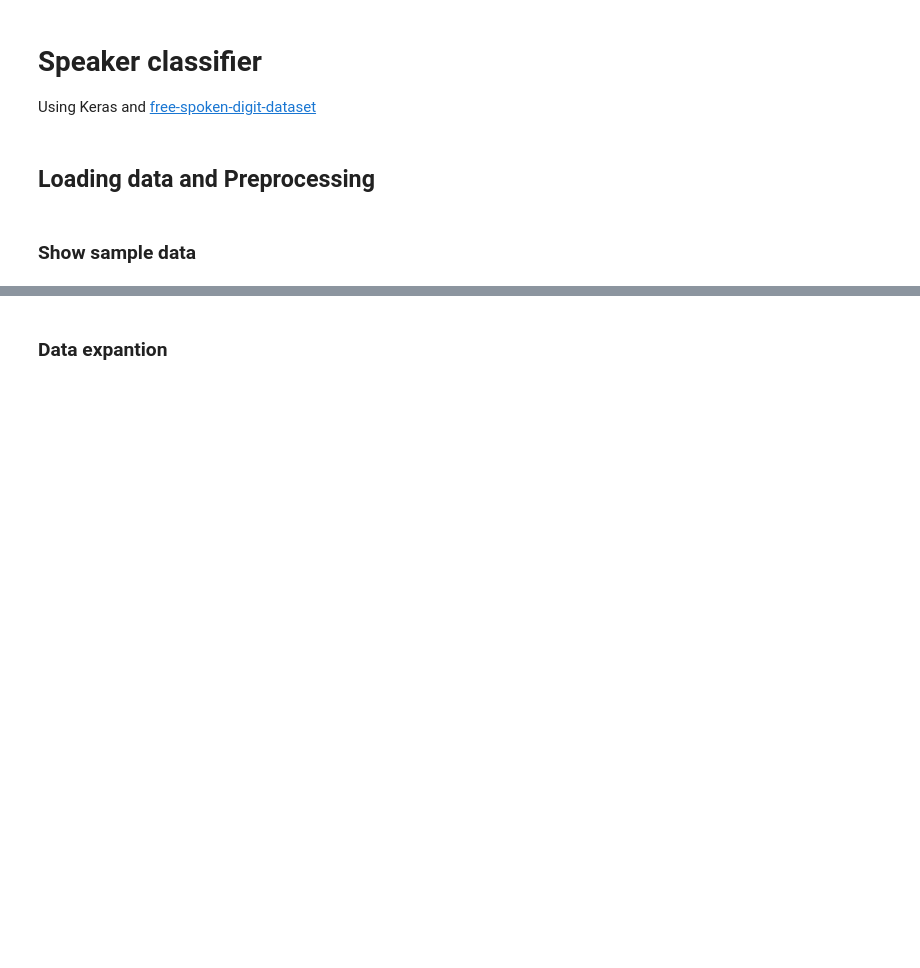
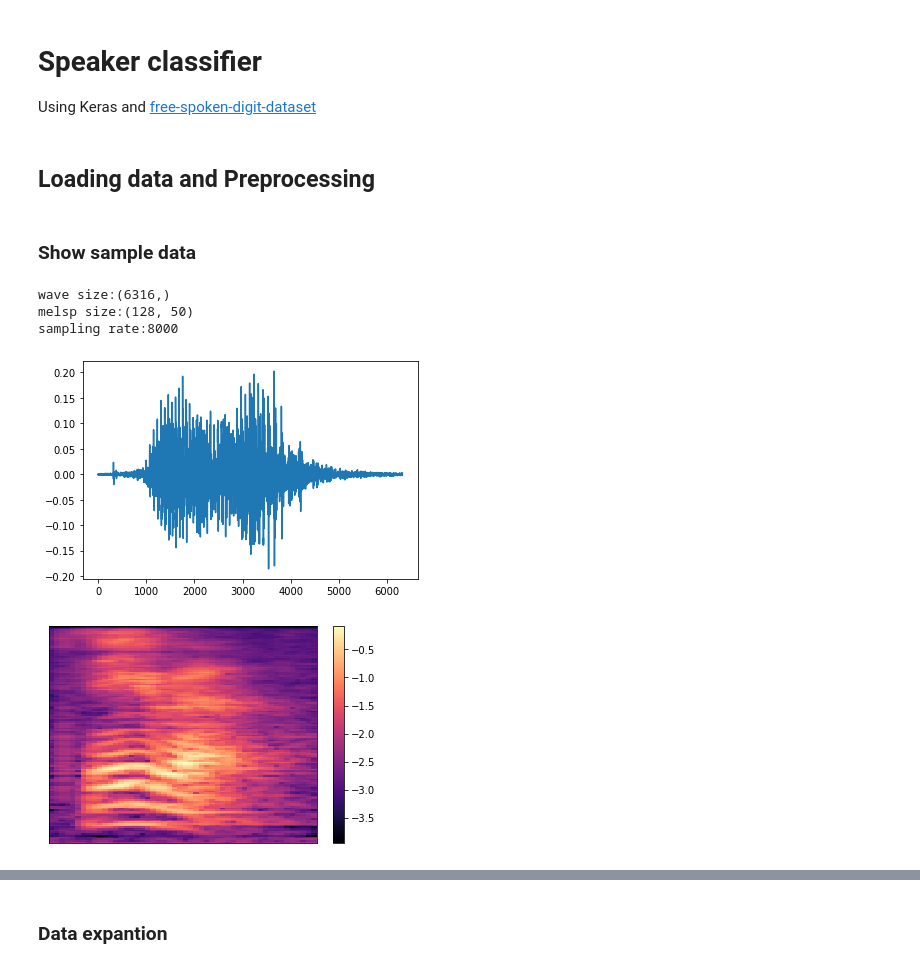
Before and after one commit to kei5uke/voice-classification, a Jupyter notebook: voice_classify.ipynb, the cells around one changed output, grey strips where cells are left out. Cells and saved outputs as stored; diff of their text form; code cells hidden in the pictures; blank space fills up the shorter version.

```diff
--- a/voice_classify.ipynb
+++ b/voice_classify.ipynb
@@ -38,4 +45,16 @@ def show_melsp(melsp, sr):
     plt.show()
 # %% [markdown]
 ### Show sample data
+# %%
+x, sr = load_wav('./my_voice/','0_0.wav', sr=8000)
+melsp = calculate_melsp(x, sr=sr)
+print(f'wave size:{x.shape}\nmelsp size:{melsp.shape}\nsampling rate:{sr}')
+show_wav(x)
+show_melsp(melsp, sr)
+# %% [output]
+wave size:(6316,)
+melsp size:(128, 50)
+sampling rate:8000
+[figure, added]
+[figure, added]
 # %%
```
Also changed, not shown: parts of 37 cells of this notebook.
